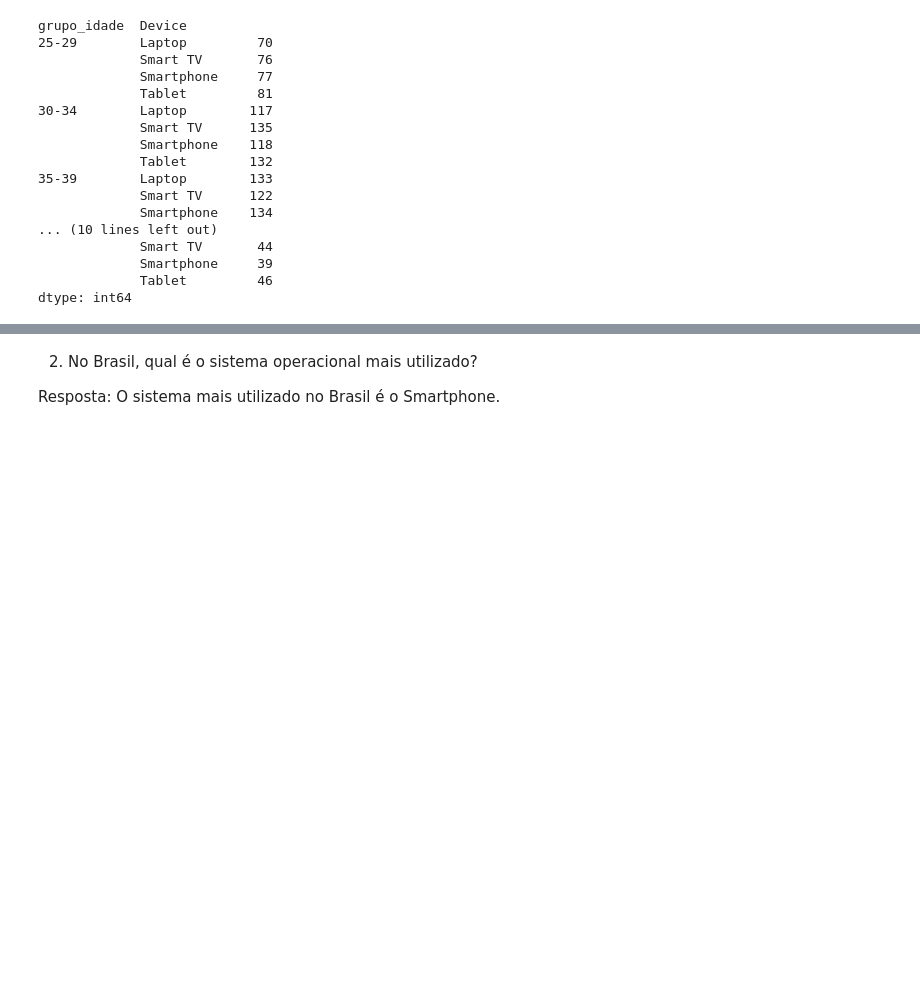
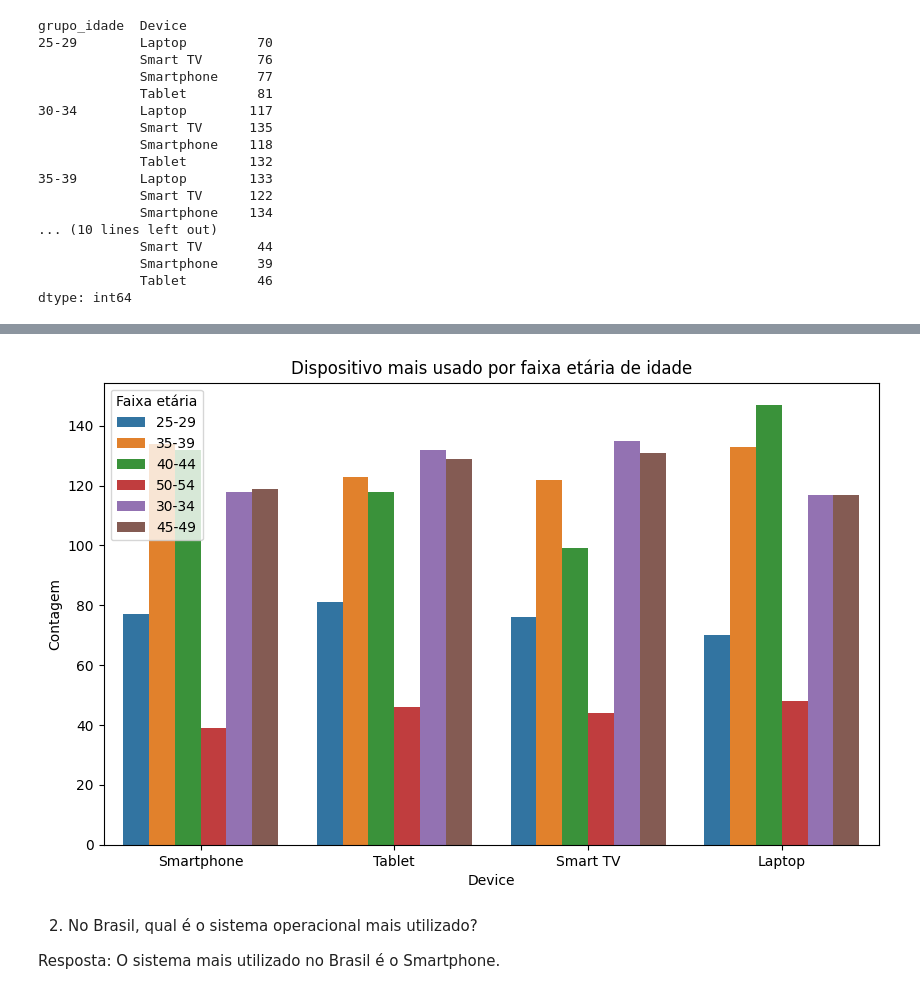
Before and after one commit to reprograma/on35-python-s14-analise-de-dados, a Jupyter notebook: exercicios/para-casa/exercicio_parte1.ipynb, the cells around one changed output, grey strips where cells are left out. Cells and saved outputs as stored; diff of their text form; code cells hidden in the pictures; blank space fills up the shorter version.

```diff
--- a/exercicios/para-casa/exercicio_parte1.ipynb
+++ b/exercicios/para-casa/exercicio_parte1.ipynb
@@ -435,3 +445,22 @@ dtype: int64
+# %%
+plt.figure(figsize=(10, 6))
+
+# instanciar o tipo de plotagem
+sns.countplot(data = df_netflix,
+              x = 'Device',
+              hue = 'grupo_idade')
+
+# definir o título e eixos x e y
+plt.title('Dispositivo mais usado por faixa etária de idade')
+plt.xlabel('Device')
+plt.ylabel('Contagem')
+
+# definir texto da legenda
+plt.legend(title = 'Faixa etária')
+
+plt.show()
+# %% [output]
+[figure, added]
 # %% [markdown]
 2. No Brasil, qual é o sistema operacional mais utilizado?
 
```
Also changed, not shown: parts of 2 cells of this notebook, 1 other file.
